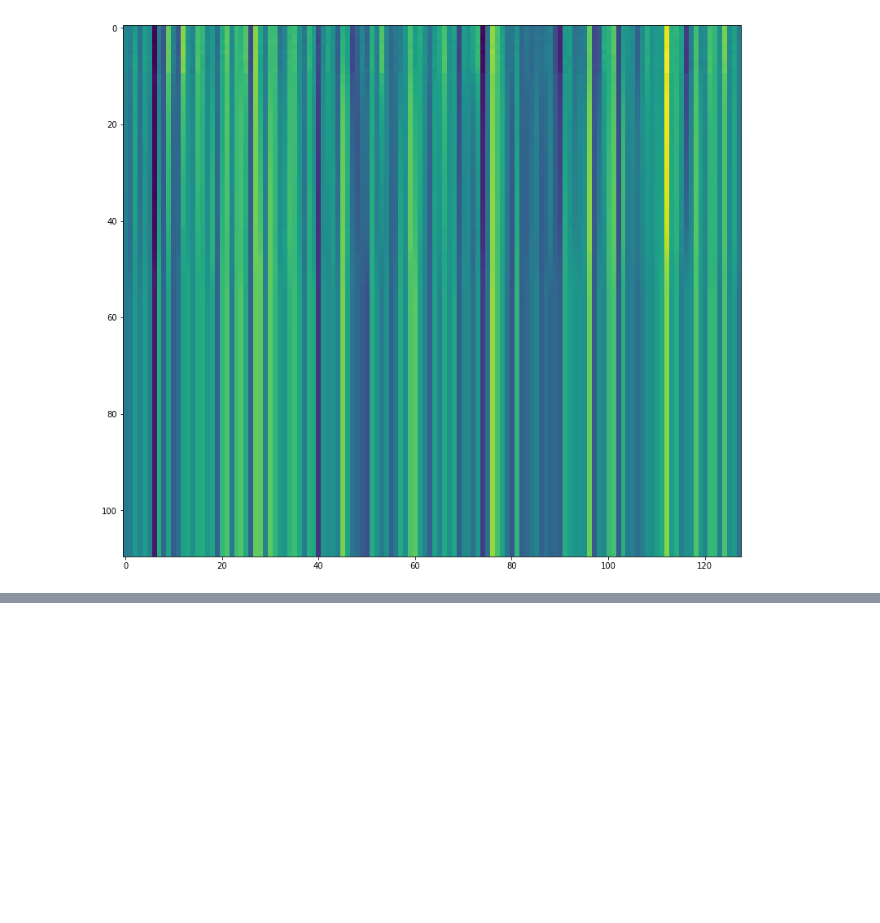
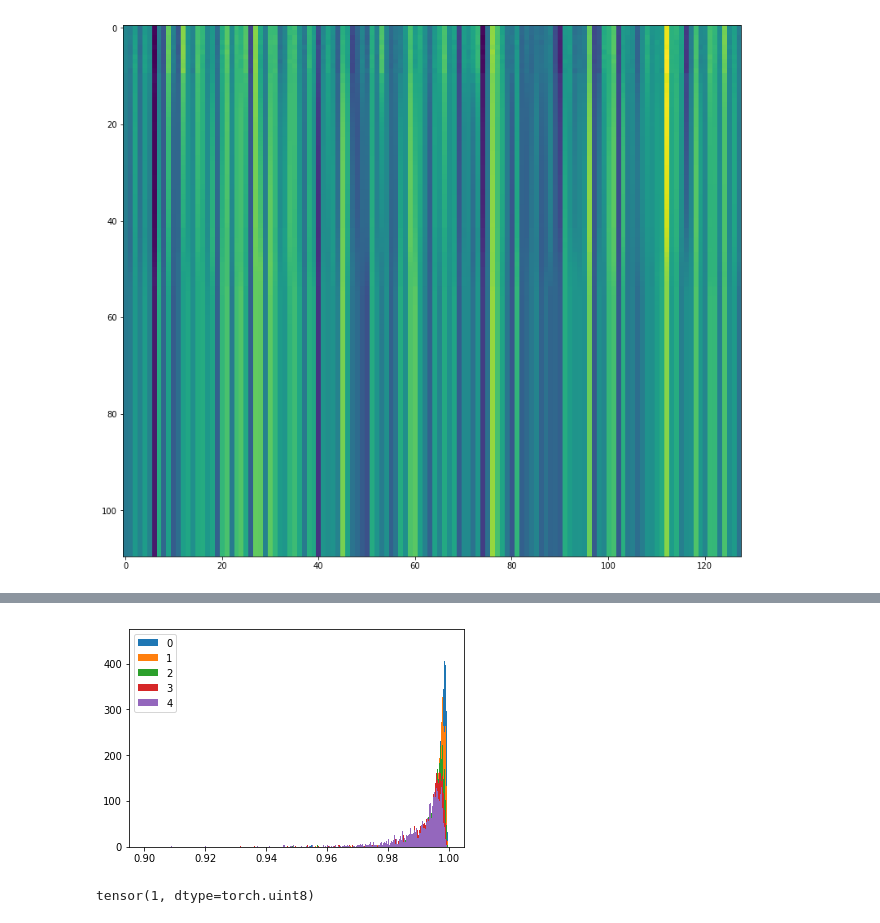
Before and after one commit to jbf81tb/kural_work, a Jupyter notebook: RNN_from_convolutional_autoencoder.ipynb, the cells around one changed output, grey strips where cells are left out. Cells and saved outputs as stored; diff of their text form; code cells hidden in the pictures; blank space fills up the shorter version.

```diff
--- a/RNN_from_convolutional_autoencoder.ipynb
+++ b/RNN_from_convolutional_autoencoder.ipynb
@@ -358,0 +393,23 @@ HTML(anim.to_html5_video())
+# %%
+count = 10000
+count2 = 5
+nearby_similarity = np.zeros((count2,count))
+cs = nn.CosineSimilarity()
+for i in range(count):
+    idx1 = np.random.choice(embeddedMovies.shape[0])
+    idx3 = np.random.choice(embeddedMovies.shape[1]-5)
+    vec1 = embeddedMovies[idx1,idx3][None,:,None]
+    for j in range(count2):
+        vec2 = embeddedMovies[idx1,idx3+j+1][None,:,None]
+        nearby_similarity[j, i] = cs(vec1, vec2)
+# %%
+for i in range(count2):
+    plt.hist(nearby_similarity[i,:], bins = np.linspace(.9,1,1000), label=i)
+plt.legend()
+plt.show()
+# %% [output]
+[figure, added]
+# %%
+torch.all(embeddedMovies[0,1,:]==embeddedMovies[1,0,:])
+# %% [output]
+tensor(1, dtype=torch.uint8)
```
Also changed, not shown: parts of 21 cells of this notebook, 10 other files.
